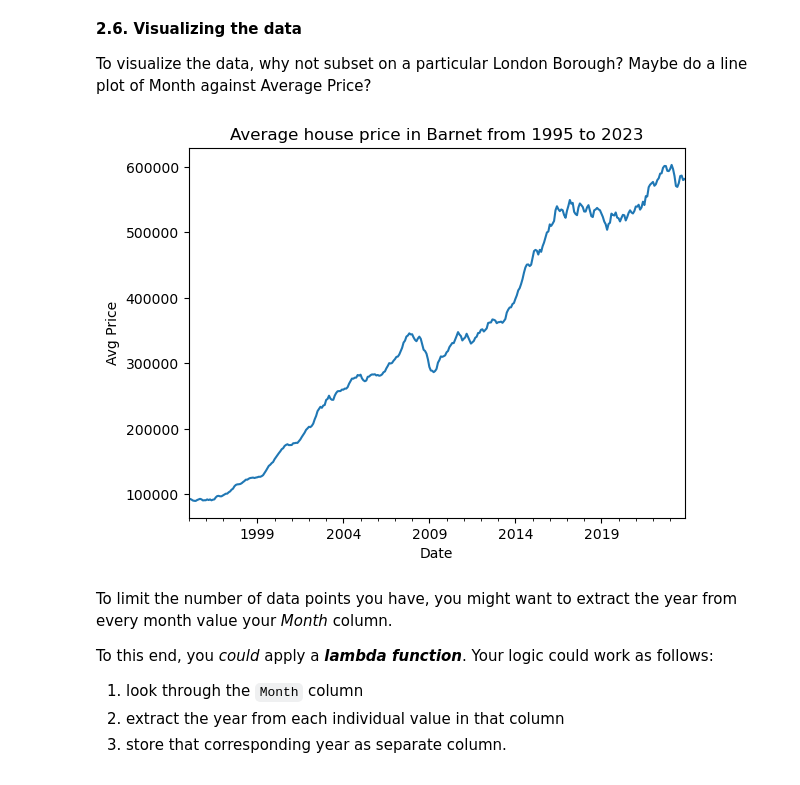
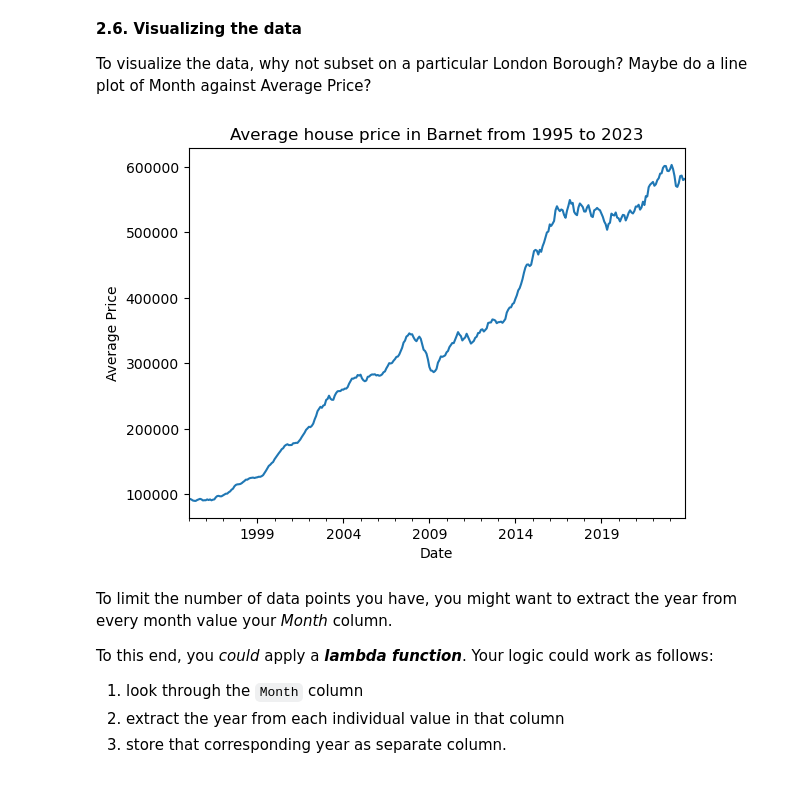
Before and after one commit to airenare/Springboard, a Jupyter notebook: Unit 4 Challenge - Tier 3/Unit 4 Challenge - Tier 3.ipynb, the cells around one changed output. Drawn from its saved outputs; the diff is of its cells as text; code cells hidden in the pictures.

Commit message:
Update Unit 4 Challenge - Tier 3.ipynb
'Avg Price" label to 'Average Price'

```diff
--- a/Unit 4 Challenge - Tier 3/Unit 4 Challenge - Tier 3.ipynb
+++ b/Unit 4 Challenge - Tier 3/Unit 4 Challenge - Tier 3.ipynb
@@ -216,27 +216,27 @@ To visualize the data, why not subset on a particular London Borough? Maybe do a
 # %%
 # Importing libraries
 import matplotlib
 from matplotlib import pyplot as plt
 
 # Disabling scientific notation globally
 matplotlib.rcParams["axes.formatter.limits"] = (-99, 99)
 
 # Subset df for 'Barnet' borough
 barnet_price = boroughs_price.query("borough == 'Barnet'")
 
 barnet_price.plot(x='date',
                   y='avg_price',
                   title=f'Average house price in Barnet from \
 {barnet_price["date"].min().year} to {barnet_price["date"].max().year}')
 
 plt.legend().remove()
 
 plt.xlabel("Date")
-plt.ylabel("Avg Price")
+plt.ylabel("Average Price")
 
 plt.show()
 # %% [output]
-[figure, old version]
+[figure, new version]
 # %% [markdown]
 To limit the number of data points you have, you might want to extract the year from every month value your *Month* column.
 
```
